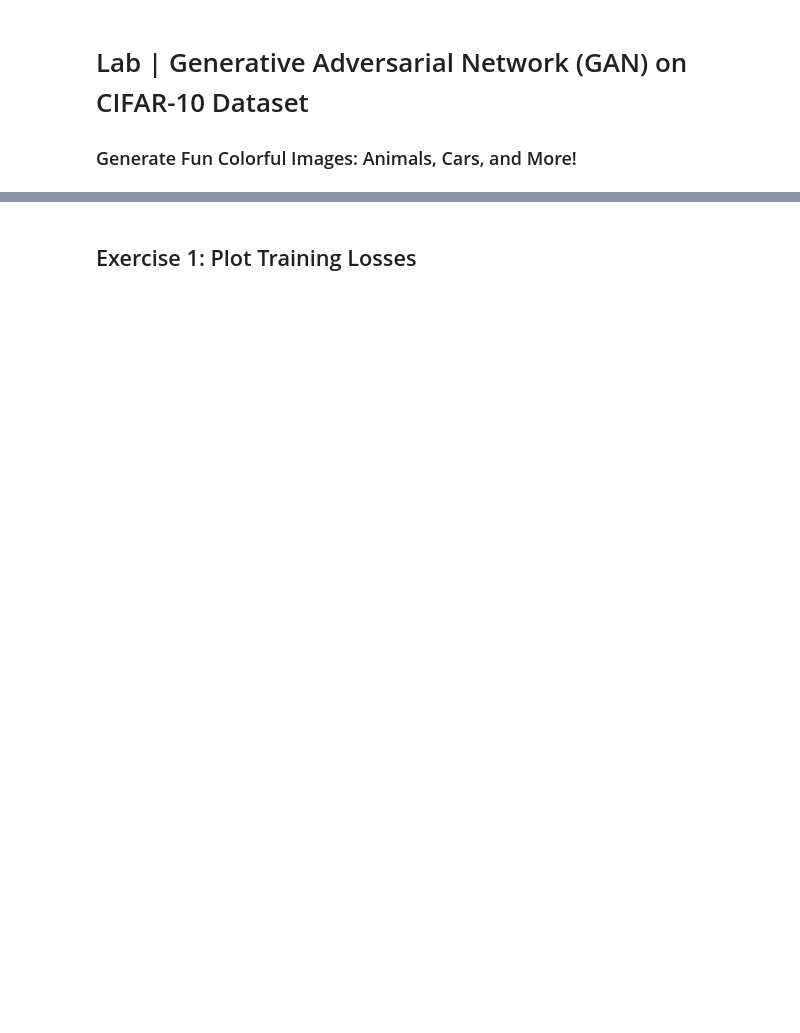
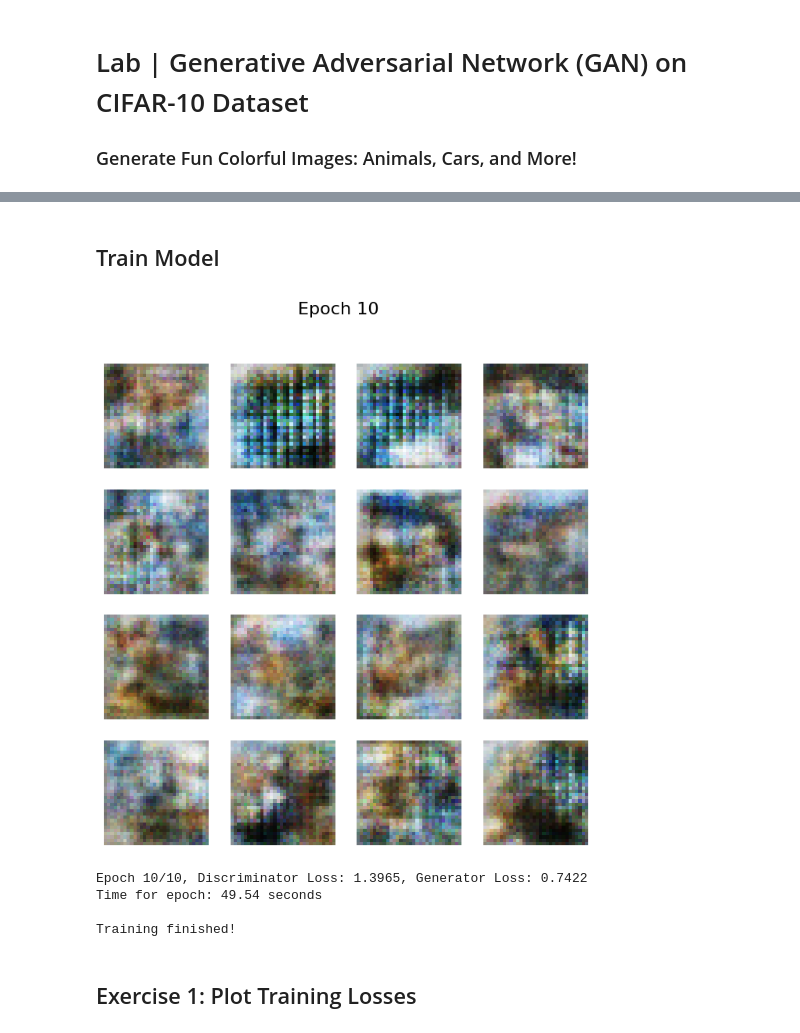
Before and after one commit to GFiaMon/lab-image-generation-gans, a Jupyter notebook: lab-image-generation-gans.ipynb, the cells around one changed output, grey strips where cells are left out. Cells and saved outputs as stored; diff of their text form; code cells hidden in the pictures; blank space fills up the shorter version.

```diff
--- a/lab-image-generation-gans.ipynb
+++ b/lab-image-generation-gans.ipynb
@@ -58,0 +212,15 @@ discriminator_optimizer = # Your-Code-Here
+# %%
+# Training parameters
+### YOUR CODE HERE
+
+epochs = 10      # epoch =   50            # Number of times to loop through the entire dataset
+batch_size = 128       # Number of images processed in one training step
+num_batches = len(x_train) // batch_size # Calculate number of batches per epoch
+
+# Create a fixed noise vector. We'll use this to generate images throughout training to see our progress.
+# The images from this fixed seed will change as the generator learns.
+seed = tf.random.normal([16, latent_dim]) # We'll generate 16 images to monitor
+
+# How often to display generated images and print losses
+print_interval = 5    # Do this every 5 epochs
+###
@@ -59,2 +243,66 @@ discriminator_optimizer = # Your-Code-Here
+# %% [markdown]
+## Train Model
+# %%
+# Lists to store the loss values for each epoch so we can plot them later
+discriminator_losses = []
+generator_losses = []
+
+from tqdm.notebook import tqdm
+
+
+# 1. The Training Loop: Loop for each epoch
+for epoch in range(epochs):
+    start = time.time() # Start a timer for this epoch
+
+    # 2. Loop through all batches in the training data
+    for batch_index in tqdm(range(num_batches), desc=f"Epoch {epoch+1}/{epochs}"):
+
+        # 3. Get a batch of real images for this training step
+        # Calculate the start and end index for the current batch
+        start_idx = batch_index * batch_size
+        end_idx = start_idx + batch_size
+        real_batch = x_train[start_idx:end_idx]
+
+        # 4. THE CORE ACTION: Perform one training step on this batch
+        # This function does everything: generates fakes, calculates loss, calculates gradients, updates weights.
+        d_loss, g_loss = train_step(real_batch)
+
+    # 5. Save the losses for this epoch to our lists
+    # We use .numpy() to convert the TensorFlow tensor to a regular Python number for storing
+    discriminator_losses.append(d_loss.numpy())
+    generator_losses.append(g_loss.numpy())
+
+    # 6. Monitor Progress: Generate images using the fixed seed at specified intervals
+    if (epoch + 1) % print_interval == 0:
+        # Clear the previous output in the notebook cell
+        clear_output(wait=True)
+
+        # Use the generator in inference mode (training=False) to create images from the fixed seed
+        generated_images = cnn_generator(seed, training=False)
+
+        # Plot the generated images in a grid
+        fig, axs = plt.subplots(4, 4, figsize=(8, 8)) # Create a 4x4 grid of subplots
+        fig.suptitle(f'Epoch {epoch+1}', fontsize=16)
+        count = 0
+        for i in range(4):
+            for j in range(4):
+                # Display the image. Generated images are normalized to [-1, 1], so we shift them back to [0, 1] for plotting
+                axs[i, j].imshow((generated_images[count] + 1) / 2.0)
+                axs[i, j].axis('off') # Remove axes
+                count += 1
+        plt.show()
+
+        # Print the losses and time for this epoch
+        print(f'Epoch {epoch+1}/{epochs}, Discriminator Loss: {d_loss:.4f}, Generator Loss: {g_loss:.4f}')
+        print(f'Time for epoch: {time.time() - start:.2f} seconds\n')
+
+# 7. Training complete!
+print("Training finished!")
+# %% [output]
+[figure, added]
+Epoch 10/10, Discriminator Loss: 1.3965, Generator Loss: 0.7422
+Time for epoch: 49.54 seconds
+
+Training finished!
 # %% [markdown]
 ## Exercise 1: Plot Training Losses
```
Also changed, not shown: parts of 35 cells of this notebook.
